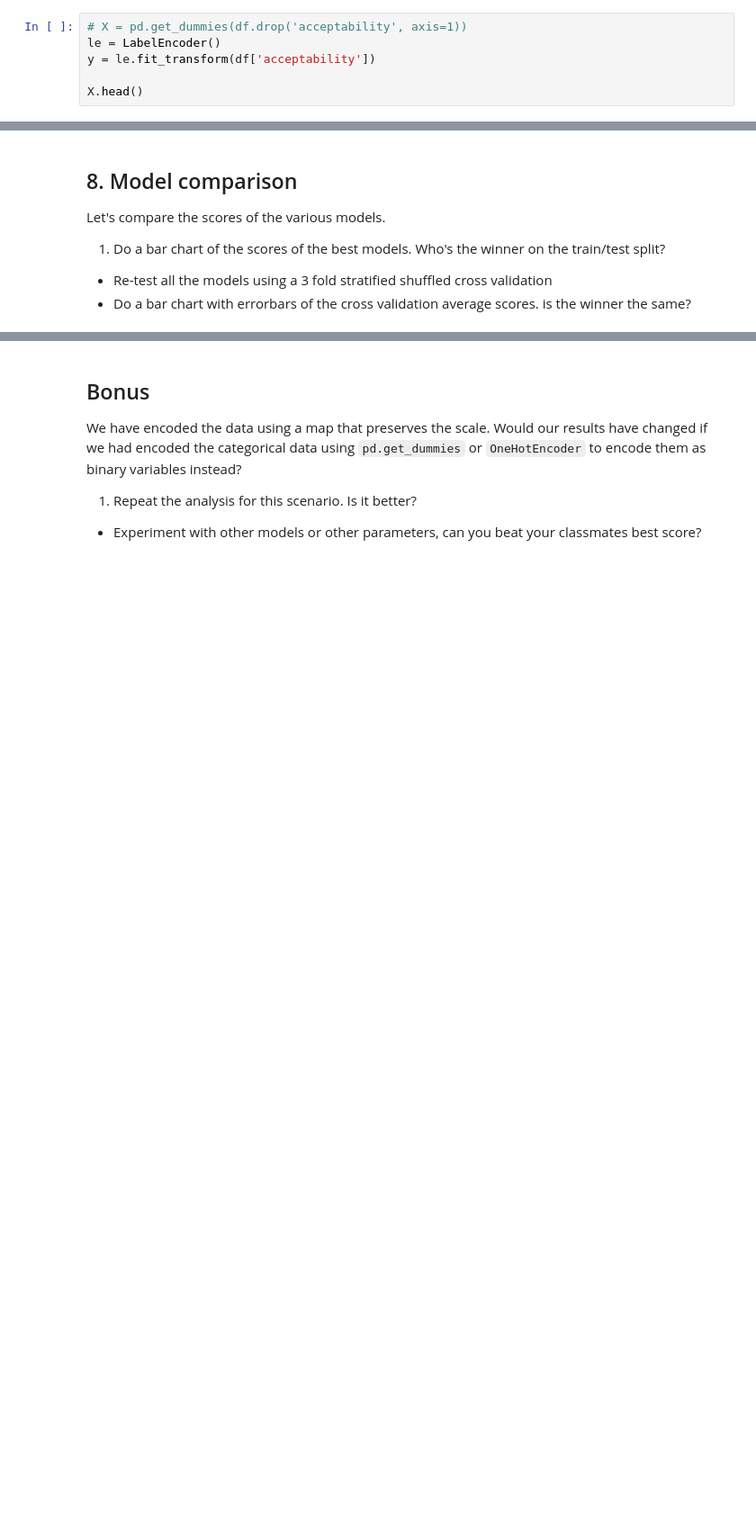
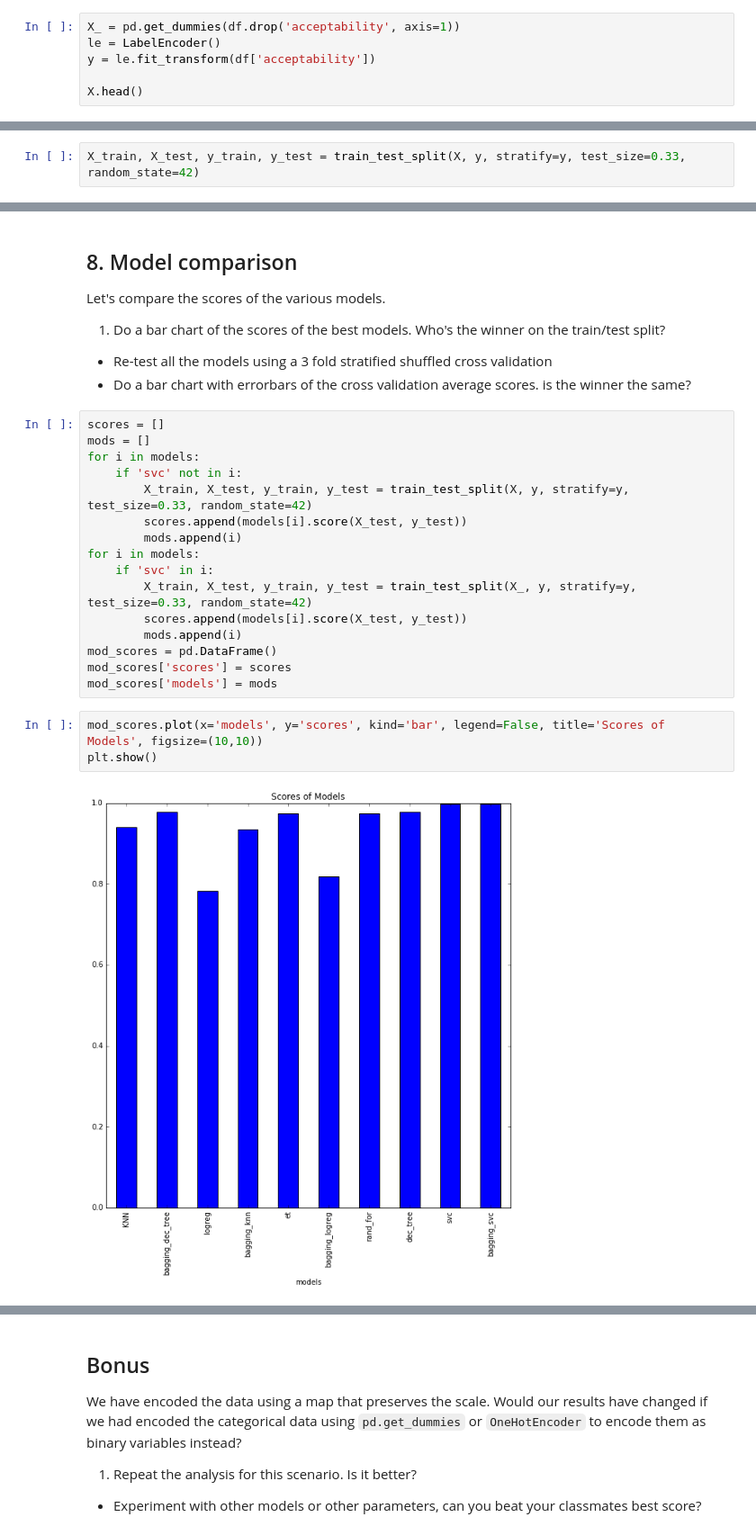
Before and after one commit to cmyoung0718/dsi-sea-week06-3.4, a Jupyter notebook: code/starter-code/starter-code-3_4.ipynb, the cells around one changed output, grey strips where cells are left out. Shown at 90% size. Cells and saved outputs as stored; diff of their text form; blank space fills up the shorter version.

```diff
--- a/code/starter-code/starter-code-3_4.ipynb
+++ b/code/starter-code/starter-code-3_4.ipynb
@@ -61,5 +80,5 @@ X.head()
 # %%
-# X = pd.get_dummies(df.drop('acceptability', axis=1))
+X_ = pd.get_dummies(df.drop('acceptability', axis=1))
 le = LabelEncoder()
 y = le.fit_transform(df['acceptability'])
 
@@ -222,5 +489,7 @@ Let's see if Random Forest and Extra Trees perform better
 
 1. Initialize RF and ET and test on Train/Test set
 - Find optimal params with Grid Search
+# %%
+X_train, X_test, y_train, y_test = train_test_split(X, y, stratify=y, test_size=0.33, random_state=42)
 # %%
 models['rand_for'] = evaluate_model(RandomForestClassifier())
@@ -252,3 +585,24 @@ Let's compare the scores of the various models.
 1. Do a bar chart of the scores of the best models. Who's the winner on the train/test split?
 - Re-test all the models using a 3 fold stratified shuffled cross validation
 - Do a bar chart with errorbars of the cross validation average scores. is the winner the same?
+# %%
+scores = []
+mods = []
+for i in models:
+    if 'svc' not in i:
+        X_train, X_test, y_train, y_test = train_test_split(X, y, stratify=y, test_size=0.33, random_state=42)
+        scores.append(models[i].score(X_test, y_test))
+        mods.append(i)
+for i in models:
+    if 'svc' in i:
+        X_train, X_test, y_train, y_test = train_test_split(X_, y, stratify=y, test_size=0.33, random_state=42)
+        scores.append(models[i].score(X_test, y_test))
+        mods.append(i)
+mod_scores = pd.DataFrame()
+mod_scores['scores'] = scores
+mod_scores['models'] = mods
+# %%
+mod_scores.plot(x='models', y='scores', kind='bar', legend=False, title='Scores of Models', figsize=(10,10))
+plt.show()
+# %% [output]
+[figure, added]
```
Also changed, not shown: parts of 36 cells of this notebook.
